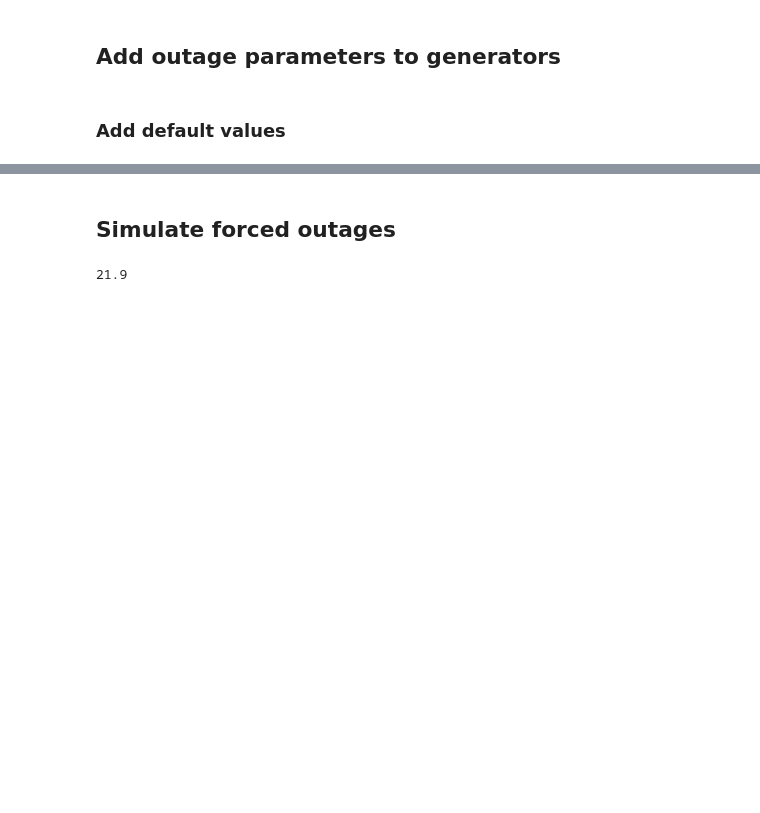
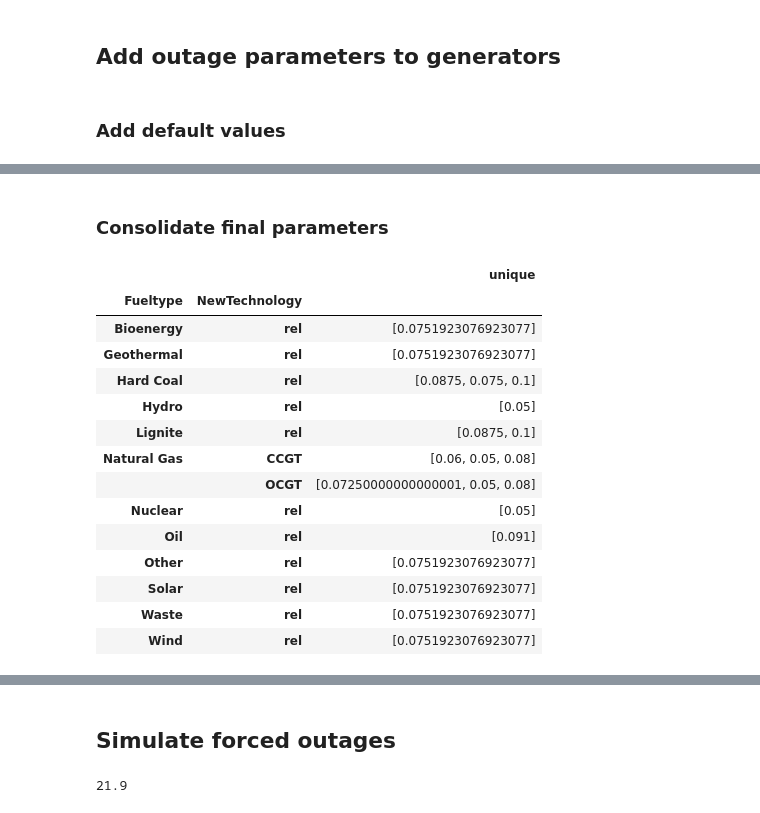
Before and after one commit to thomgeo/open_eraa, a Jupyter notebook: build_unplanned_outages.ipynb, the cells around one changed output, grey strips where cells are left out. Saved outputs shown, nothing was run; the diff lists cells and outputs as text; code cells hidden in the pictures; blank space fills up the shorter version.

Commit message:
finalize mapping

```diff
--- a/build_unplanned_outages.ipynb
+++ b/build_unplanned_outages.ipynb
@@ -109,3 +101,0 @@ properties_stage["pp_fuel"] = properties_stage['Fuel'].map(dict_fuel)
-# %%
-power_plants["unavail_days_gen"] = power_plants['Fueltype'].map(dict(properties_stage.groupby(["pp_fuel"]).Days.mean()))
-power_plants["unavail_rate_gen"] = power_plants['Fueltype'].map(dict(properties_stage.groupby(["pp_fuel"]).rel_occ.mean()))
@@ -112 +114,8 @@ power_plants["unavail_rate_gen"] = power_plants['Fueltype'].map(dict(properties_
+# %%
+power_plants["unavail_days_fueltype"] = power_plants.set_index(
+    ['Fueltype','NewTechnology']).index.map(
+        dict(properties_stage_outstats.groupby(["pp_fuel", "NewType"]).Days.mean()))
+power_plants["unavail_rate_fueltype"] = power_plants.set_index(
+    ['Fueltype','NewTechnology']).index.map(
+        dict(properties_stage_outstats.groupby(["pp_fuel", "NewType"]).rel_occ.mean()))
 # %% [markdown]
@@ -130,0 +123,40 @@ power_plants
+# %%
+s = power_plants.loc[
+    power_plants['Fueltype'].isin(['Hard Coal', 'Lignite'])].Efficiency.transform(
+        lambda x: pd.cut(x, bins=[0, 0.43999, 1], labels=[0.1, 0.075])).astype(float)
+power_plants.loc[s.index, 'unavail_rate_eff'] = s
+
+s = power_plants.loc[
+    power_plants['Fueltype'].isin(['Natural Gas']) & power_plants['NewTechnology'].isin(['CCGT'])].Efficiency.transform(
+        lambda x: pd.cut(x, bins=[0, 0.52999, 1], labels=[0.05, 0.08])).astype(float)
+power_plants.loc[s.index, 'unavail_rate_eff'] = s
+
+s = power_plants.loc[
+    power_plants['Fueltype'].isin(['Natural Gas']) & power_plants['NewTechnology'].isin(['OCGT'])].Efficiency.transform(
+        lambda x: pd.cut(x, bins=[0, 0.38999, 1], labels=[0.05, 0.08])).astype(float)
+power_plants.loc[s.index, 'unavail_rate_eff'] = s
+# %% [markdown]
+### Consolidate final parameters
+# %%
+power_plants['unavail_rate'] = np.where(~power_plants.unavail_rate_eff.isna(), power_plants.unavail_rate_eff,
+    np.where(~power_plants.unavail_rate_fueltype.isna(), power_plants.unavail_rate_fueltype, power_plants.unavail_rate_def))
+
+power_plants['unavail_days'] = np.where(~power_plants.unavail_days_fueltype.isna(), power_plants.unavail_days_fueltype, power_plants.unavail_days_def)
+# %%
+power_plants.groupby(['Fueltype', 'NewTechnology'])['unavail_rate'].agg(['unique'])
+# %% [output]
+|  |  | unique |
+| Fueltype | NewTechnology |  |
+| Bioenergy | rel | [0.0751923076923077] |
+| Geothermal | rel | [0.0751923076923077] |
+| Hard Coal | rel | [0.0875, 0.075, 0.1] |
+| Hydro | rel | [0.05] |
+| Lignite | rel | [0.0875, 0.1] |
+| Natural Gas | CCGT | [0.06, 0.05, 0.08] |
+|  | OCGT | [0.07250000000000001, 0.05, 0.08] |
+| Nuclear | rel | [0.05] |
+| Oil | rel | [0.091] |
+| Other | rel | [0.0751923076923077] |
+| Solar | rel | [0.0751923076923077] |
+| Waste | rel | [0.0751923076923077] |
+| Wind | rel | [0.0751923076923077] |
```
Also changed, not shown: parts of 20 cells of this notebook.
